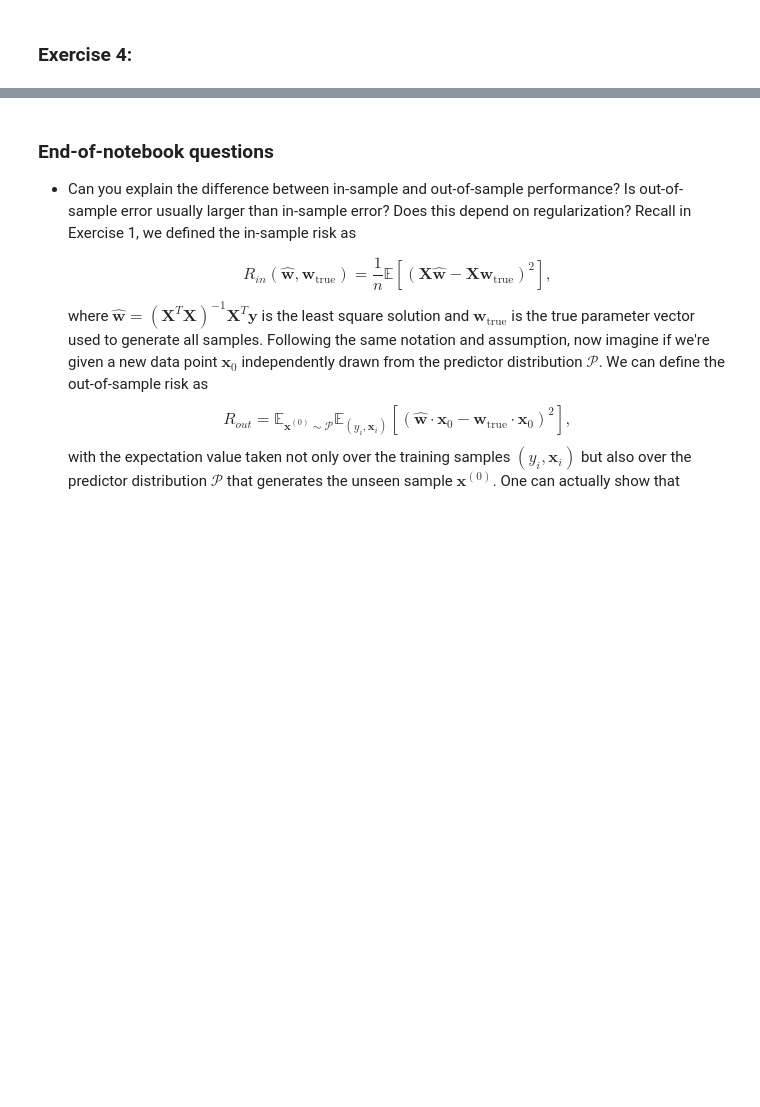
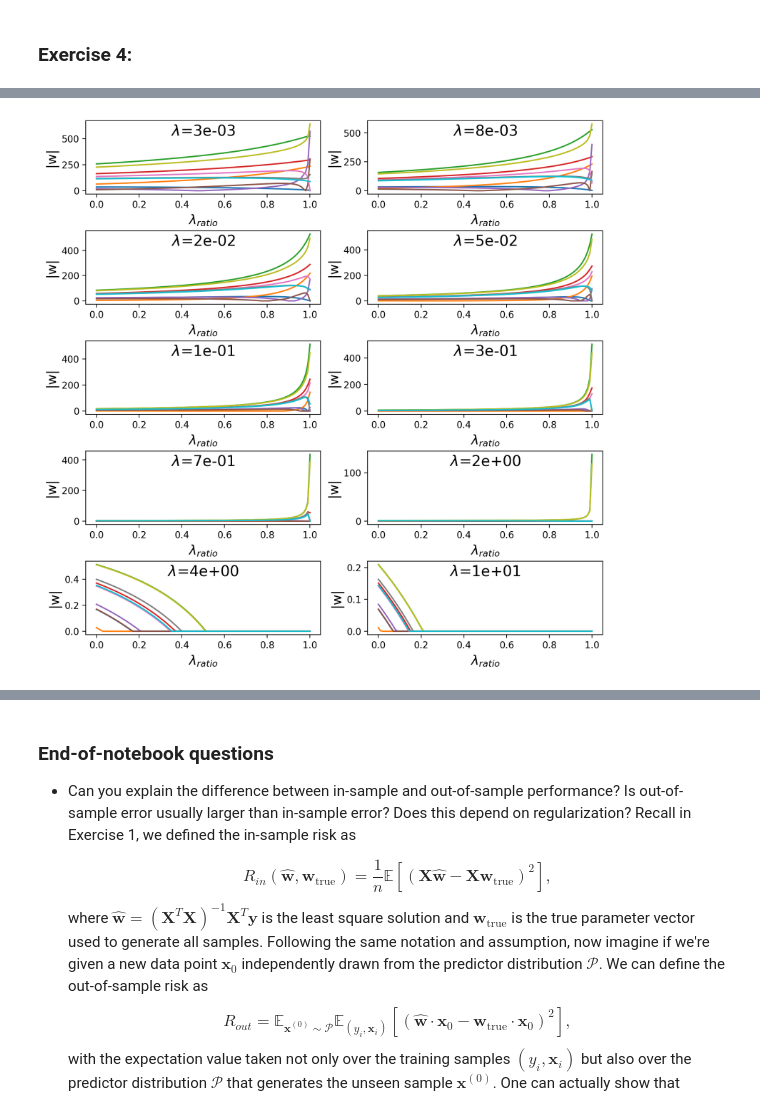
Before and after one commit to williamsaunders/Saunders_PY580, a Jupyter notebook: Jupyter_notebooks/NB3_CVI-linreg_diabetes.ipynb, the cells around one changed output, grey strips where cells are left out. Drawn from its saved outputs; the diff is of its cells as text; code cells hidden in the pictures; blank space fills up the shorter version.

```diff
--- a/Jupyter_notebooks/NB3_CVI-linreg_diabetes.ipynb
+++ b/Jupyter_notebooks/NB3_CVI-linreg_diabetes.ipynb
@@ -332,0 +596,16 @@ where $\lambda,\delta\ge 0$ are regularization parameters. Now aside from unique
+# %%
+fig, ((ax1, ax2), (ax3, ax4), (ax5, ax6), (ax7, ax8), (ax9, ax10)) = plt.subplots(5, 2, figsize=(10, 10))
+
+for (i, ax) in zip(range(10), [ax1, ax2, ax3, ax4, ax5, ax6, ax7, ax8, ax9, ax10]):
+
+    ax.plot(l1_ratios, np.abs(coefs_enet[100*i:100*i+100]))
+    ax.set_xlabel(r'$\lambda_{ratio}$',fontsize=14)
+    ax.set_ylabel(r'|w|',fontsize=14)
+    #ax.set_title('%.2f'%alphas[i], fontsize=18)
+    ax.text(0.5, 0.8, '$\lambda$=%.e'%alphas[i], horizontalalignment='center', transform=ax.transAxes, \
+            fontsize=16)
+
+fig.subplots_adjust(hspace=0.5)
+plt.show()
+# %% [output]
+[figure, added]
```
Also changed, not shown: parts of 23 cells of this notebook.
